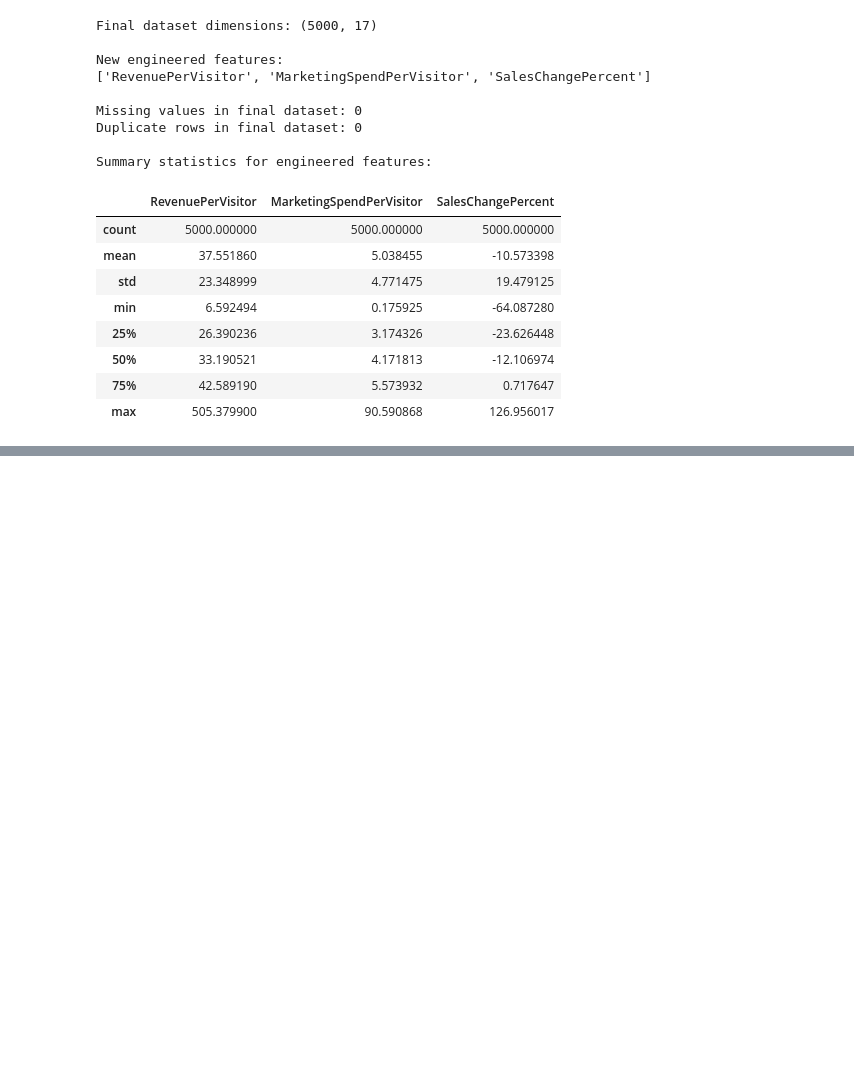
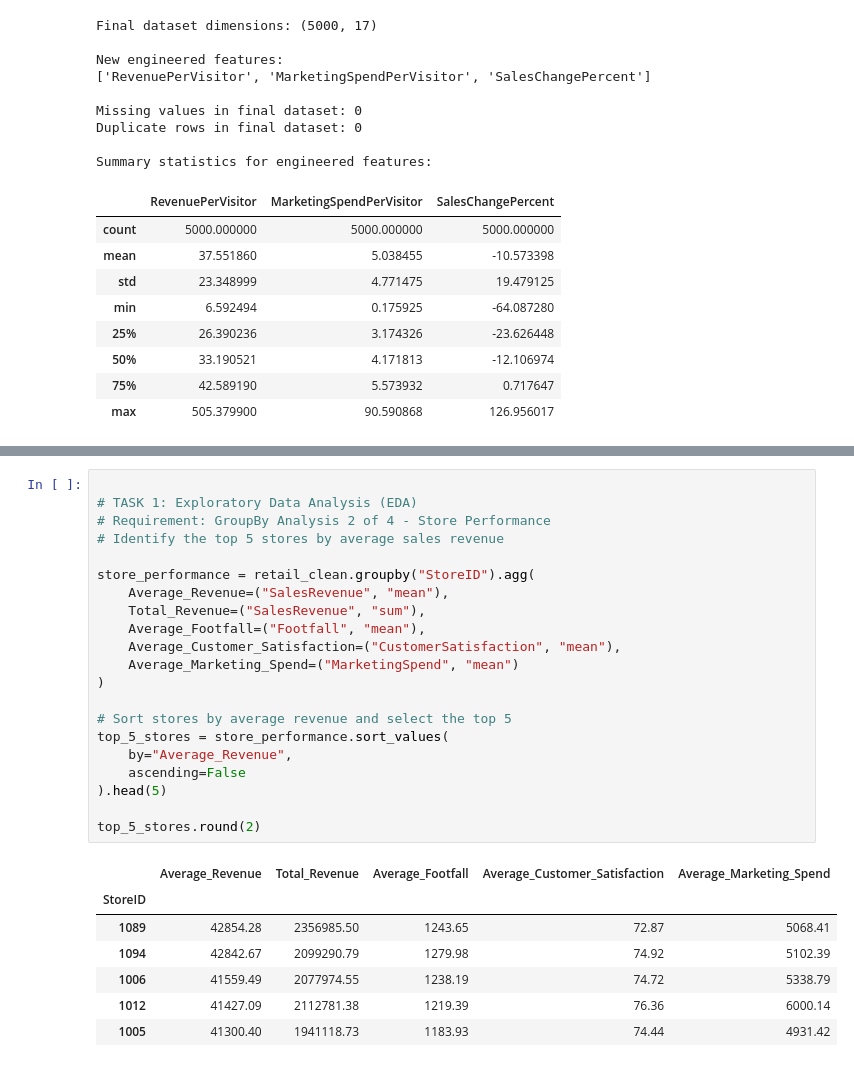
Before and after one commit to JackVC1/CA1-Data-Analytics-for-Business, a Jupyter notebook: notebooks/01_retail_performance.ipynb, the cells around one changed output, grey strips where cells are left out. Drawn from its saved outputs; the diff is of its cells as text; blank space fills up the shorter version.

```diff
--- a/notebooks/01_retail_performance.ipynb
+++ b/notebooks/01_retail_performance.ipynb
@@ -436,0 +494,29 @@ Summary statistics for engineered features:
+# %%
+
+# TASK 1: Exploratory Data Analysis (EDA)
+# Requirement: GroupBy Analysis 2 of 4 - Store Performance
+# Identify the top 5 stores by average sales revenue
+
+store_performance = retail_clean.groupby("StoreID").agg(
+    Average_Revenue=("SalesRevenue", "mean"),
+    Total_Revenue=("SalesRevenue", "sum"),
+    Average_Footfall=("Footfall", "mean"),
+    Average_Customer_Satisfaction=("CustomerSatisfaction", "mean"),
+    Average_Marketing_Spend=("MarketingSpend", "mean")
+)
+
+# Sort stores by average revenue and select the top 5
+top_5_stores = store_performance.sort_values(
+    by="Average_Revenue",
+    ascending=False
+).head(5)
+
+top_5_stores.round(2)
+# %% [output]
+|  | Average_Revenue | Total_Revenue | Average_Footfall | Average_Customer_Satisfaction | Average_Marketing_Spend |
+| StoreID |  |  |  |  |  |
+| 1089 | 42854.28 | 2356985.50 | 1243.65 | 72.87 | 5068.41 |
+| 1094 | 42842.67 | 2099290.79 | 1279.98 | 74.92 | 5102.39 |
+| 1006 | 41559.49 | 2077974.55 | 1238.19 | 74.72 | 5338.79 |
+| 1012 | 41427.09 | 2112781.38 | 1219.39 | 76.36 | 6000.14 |
+| 1005 | 41300.40 | 1941118.73 | 1183.93 | 74.44 | 4931.42 |
```
Also changed, not shown: parts of 11 cells of this notebook.
